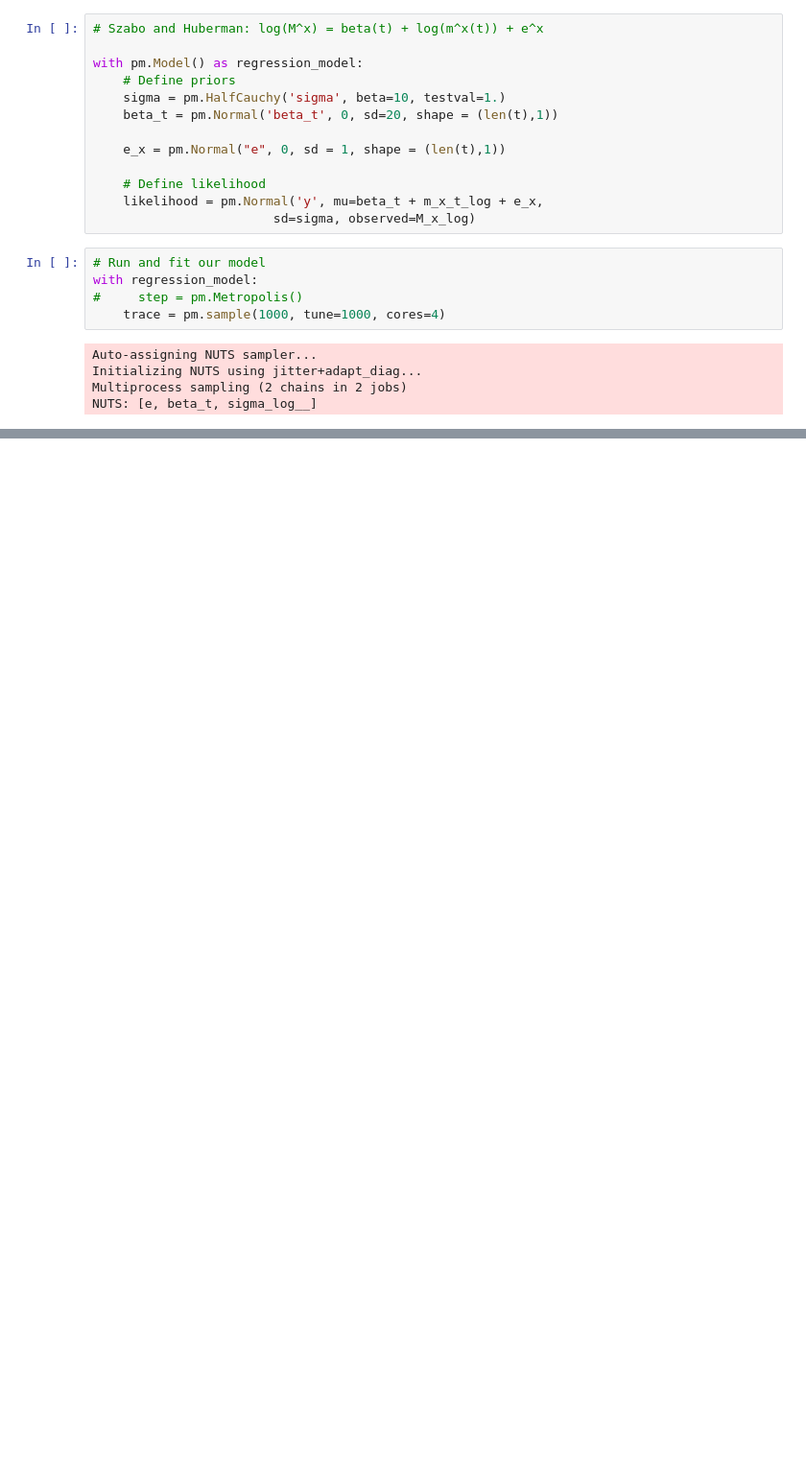
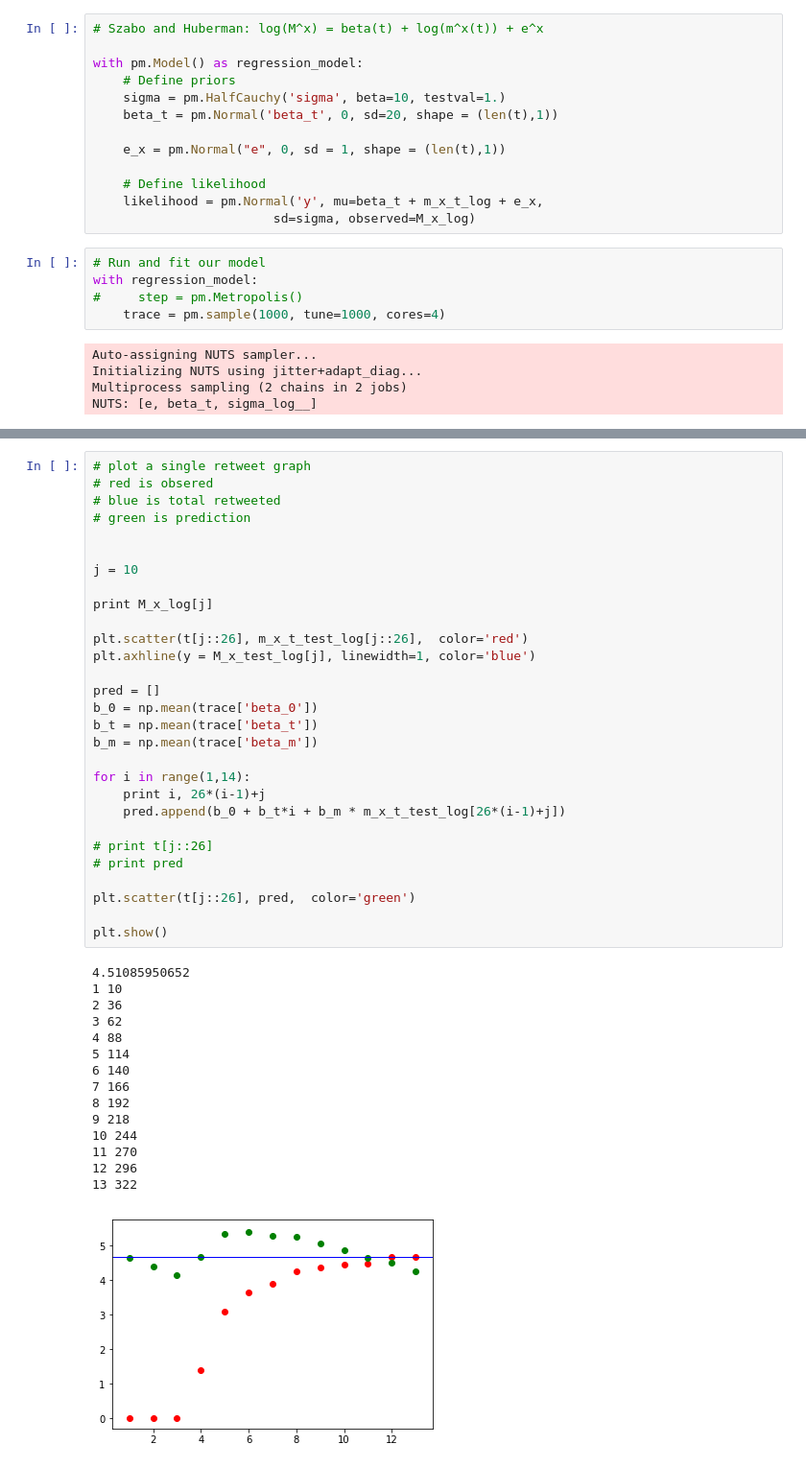
Before and after one commit to qandrew/6.882-fp, a Jupyter notebook: andrew/Regression_Model.ipynb, the cells around one changed output, grey strips where cells are left out. Shown at 96% size. Saved outputs shown, nothing was run; the diff lists cells and outputs as text; blank space fills up the shorter version.

```diff
--- a/andrew/Regression_Model.ipynb
+++ b/andrew/Regression_Model.ipynb
@@ -224,0 +258,45 @@ array([ 1,  1,  2,  2,  3,  3,  4,  4,  5,  5,  6,  6,  7,  7,  8,  8,  9,
+# %%
+# plot a single retweet graph
+# red is obsered
+# blue is total retweeted
+# green is prediction
+
+
+j = 10
+
+print M_x_log[j]
+
+plt.scatter(t[j::26], m_x_t_test_log[j::26],  color='red')
+plt.axhline(y = M_x_test_log[j], linewidth=1, color='blue')
+
+pred = []
+b_0 = np.mean(trace['beta_0'])
+b_t = np.mean(trace['beta_t'])
+b_m = np.mean(trace['beta_m'])
+
+for i in range(1,14):
+    print i, 26*(i-1)+j
+    pred.append(b_0 + b_t*i + b_m * m_x_t_test_log[26*(i-1)+j])
+
+# print t[j::26]
+# print pred
+
+plt.scatter(t[j::26], pred,  color='green')
+
+plt.show()
+# %% [output]
+4.51085950652
+1 10
+2 36
+3 62
+4 88
+5 114
+6 140
+7 166
+8 192
+9 218
+10 244
+11 270
+12 296
+13 322
+[figure, added]
```
Also changed, not shown: parts of 10 cells of this notebook, 1 other file.
